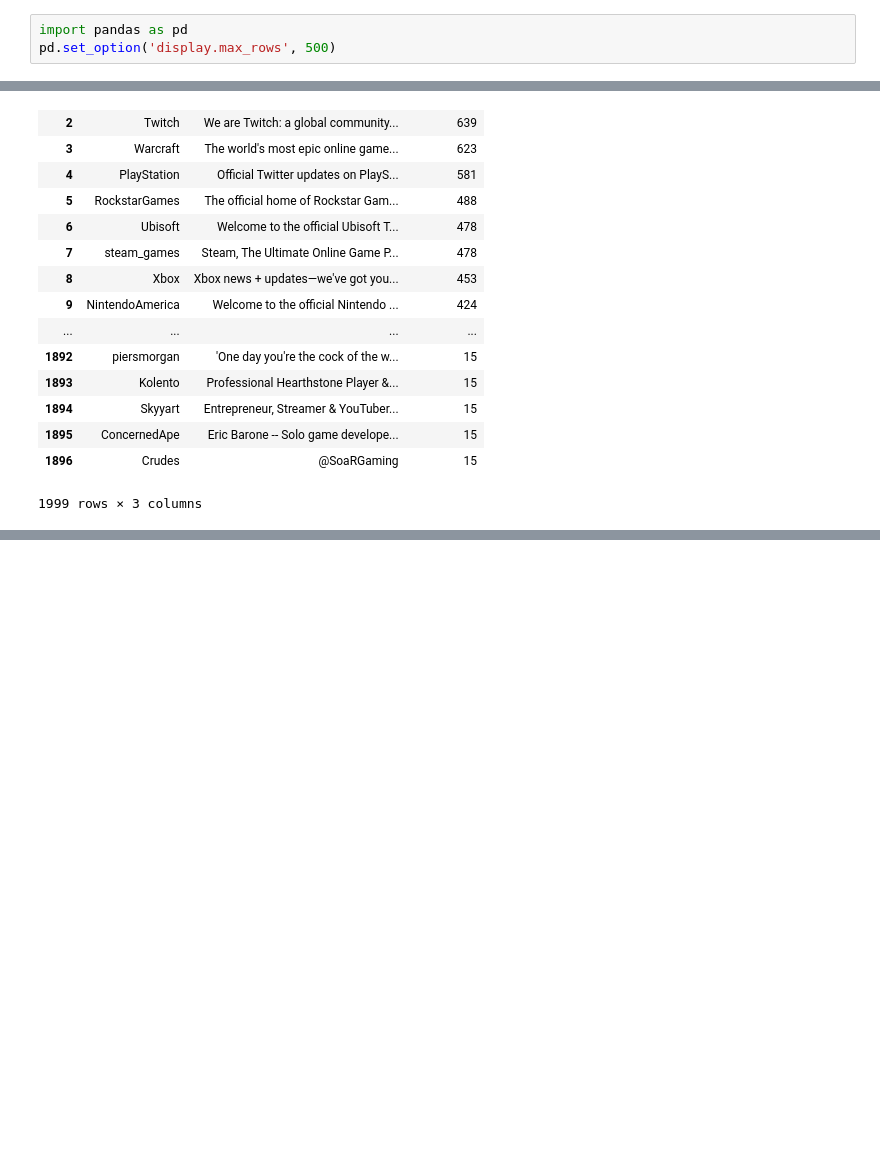
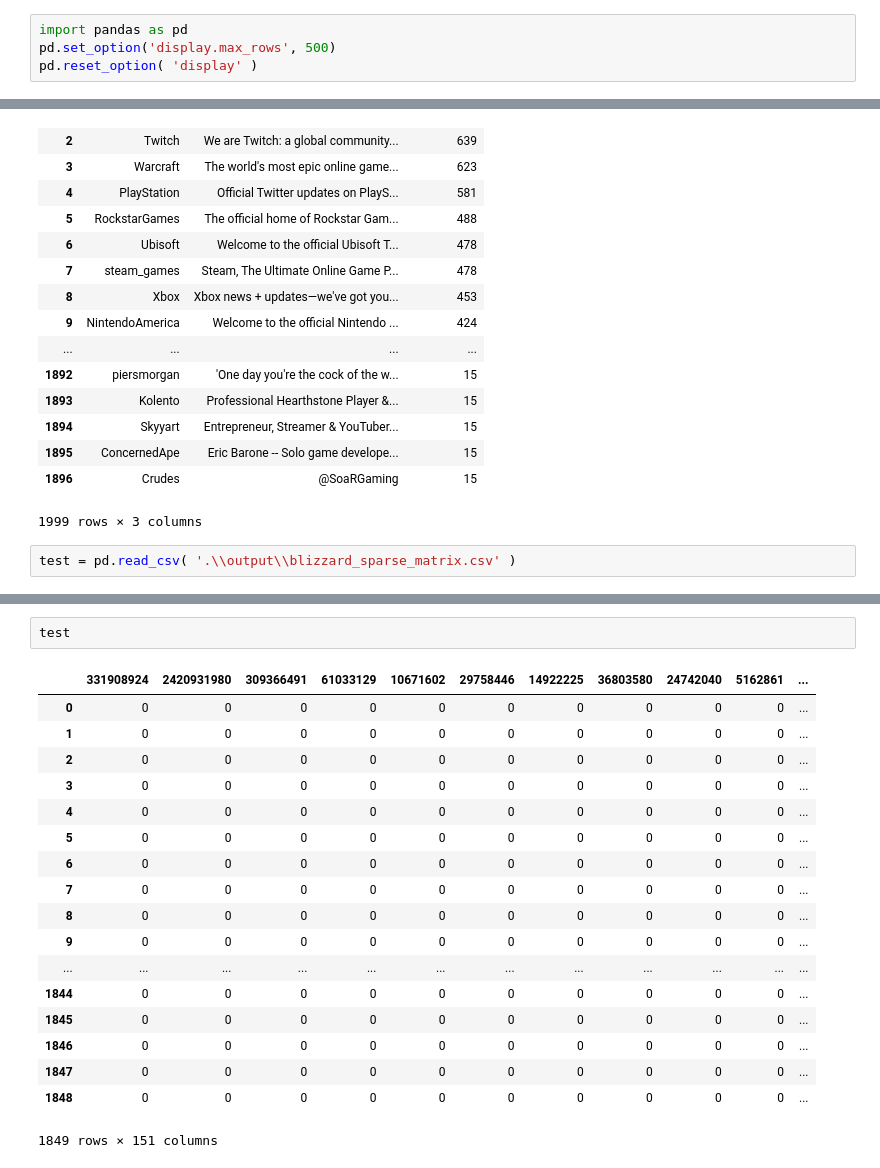
Before and after one commit to ProgrammingBishop/machine_learning, a Jupyter notebook: blizzard_analysis/Untitled.ipynb, the cells around one changed output, grey strips where cells are left out. Saved outputs shown, nothing was run; the diff lists cells and outputs as text; blank space fills up the shorter version.

Commit message:
Added sparese matrix function

```diff
--- a/blizzard_analysis/Untitled.ipynb
+++ b/blizzard_analysis/Untitled.ipynb
@@ -1,6 +1,7 @@
 # %%
 import pandas as pd
 pd.set_option('display.max_rows', 500)
+pd.reset_option( 'display' )
 # %%
 pd.read_csv( '.\\output\\blizzard_follower_friends.csv' )
 # %% [output]
@@ -43,3 +44,5 @@ pd.read_csv( '.\\output\\blizzard_top_friends_followed.csv' )
 | 1895 | ConcernedApe | Eric Barone -- Solo game develope... | 15 |
 | 1896 | Crudes | @SoaRGaming | 15 |
 1999 rows × 3 columns
+# %%
+test = pd.read_csv( '.\\output\\blizzard_sparse_matrix.csv' )
@@ -45,0 +58,21 @@ pd.read_csv( '.\\output\\blizzard_top_friends_followed.csv' )
+# %%
+test
+# %% [output]
+|  | 331908924 | 2420931980 | 309366491 | 61033129 | 10671602 | 29758446 | 14922225 | 36803580 | 24742040 | 5162861 | ... |
+| 0 | 0 | 0 | 0 | 0 | 0 | 0 | 0 | 0 | 0 | 0 | ... |
+| 1 | 0 | 0 | 0 | 0 | 0 | 0 | 0 | 0 | 0 | 0 | ... |
+| 2 | 0 | 0 | 0 | 0 | 0 | 0 | 0 | 0 | 0 | 0 | ... |
+| 3 | 0 | 0 | 0 | 0 | 0 | 0 | 0 | 0 | 0 | 0 | ... |
+| 4 | 0 | 0 | 0 | 0 | 0 | 0 | 0 | 0 | 0 | 0 | ... |
+| 5 | 0 | 0 | 0 | 0 | 0 | 0 | 0 | 0 | 0 | 0 | ... |
+| 6 | 0 | 0 | 0 | 0 | 0 | 0 | 0 | 0 | 0 | 0 | ... |
+| 7 | 0 | 0 | 0 | 0 | 0 | 0 | 0 | 0 | 0 | 0 | ... |
+| 8 | 0 | 0 | 0 | 0 | 0 | 0 | 0 | 0 | 0 | 0 | ... |
+| 9 | 0 | 0 | 0 | 0 | 0 | 0 | 0 | 0 | 0 | 0 | ... |
+| ... | ... | ... | ... | ... | ... | ... | ... | ... | ... | ... | ... |
+| 1844 | 0 | 0 | 0 | 0 | 0 | 0 | 0 | 0 | 0 | 0 | ... |
+| 1845 | 0 | 0 | 0 | 0 | 0 | 0 | 0 | 0 | 0 | 0 | ... |
+| 1846 | 0 | 0 | 0 | 0 | 0 | 0 | 0 | 0 | 0 | 0 | ... |
+| 1847 | 0 | 0 | 0 | 0 | 0 | 0 | 0 | 0 | 0 | 0 | ... |
+| 1848 | 0 | 0 | 0 | 0 | 0 | 0 | 0 | 0 | 0 | 0 | ... |
+1849 rows × 151 columns
```
Also changed, not shown: parts of 1 cell of this notebook, 6 other files.
